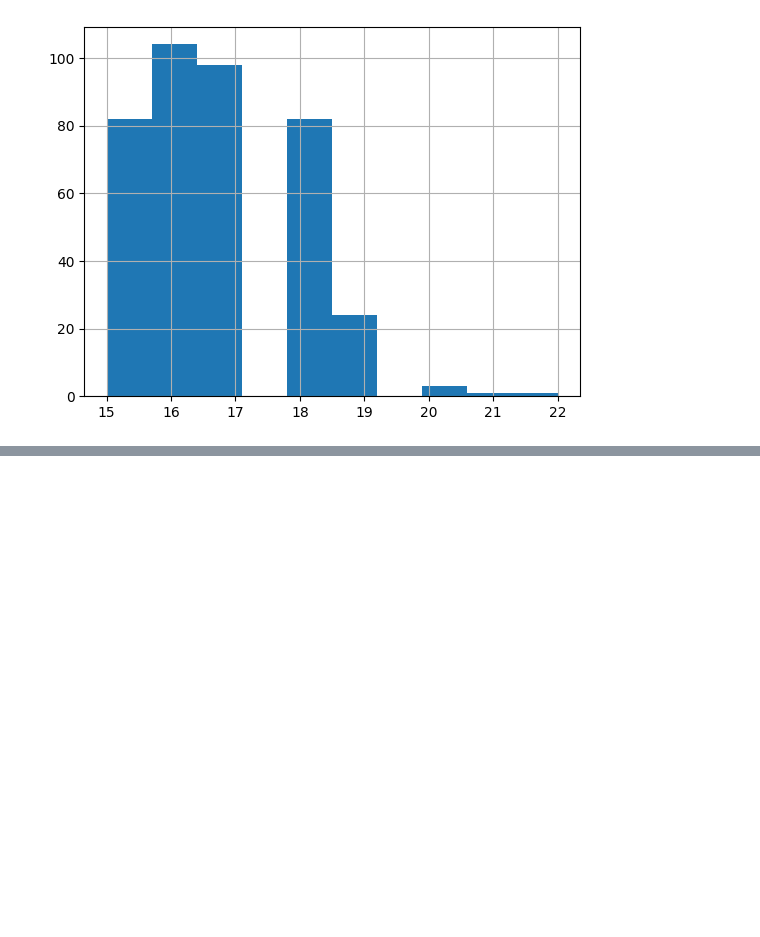
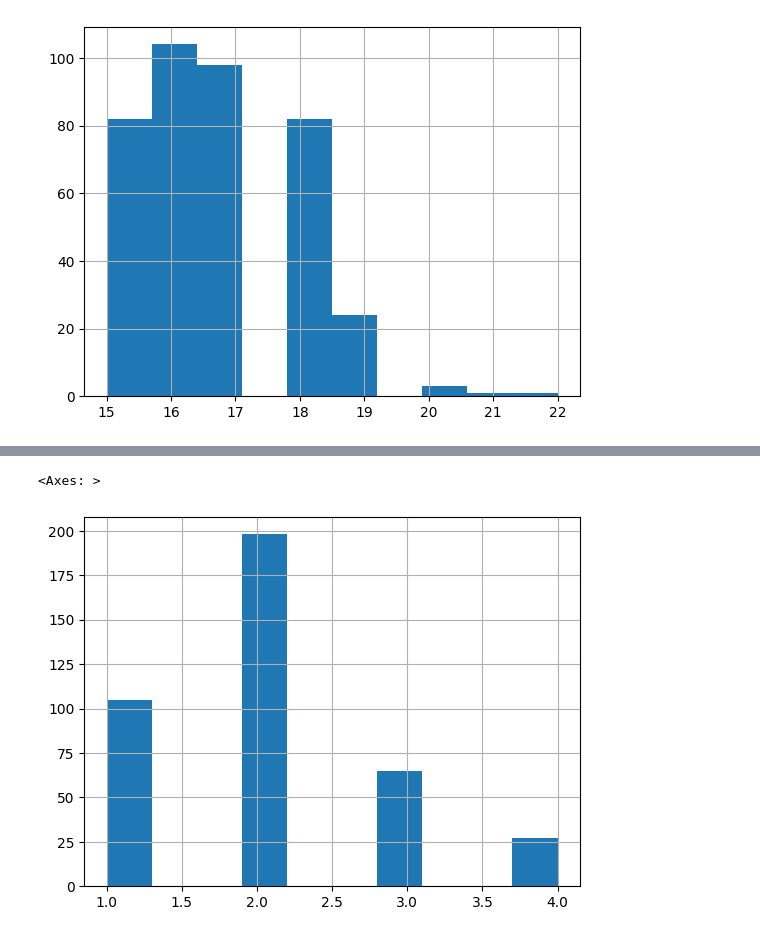
Before and after one commit to alejandrocanadas/Proyecto-IA-clase, a Jupyter notebook: EDA.ipynb, the cells around one changed output, grey strips where cells are left out. Saved outputs shown, nothing was run; the diff lists cells and outputs as text; code cells hidden in the pictures; blank space fills up the shorter version.

```diff
--- a/EDA.ipynb
+++ b/EDA.ipynb
@@ -29,0 +103,5 @@ Name: count, dtype: int64
+# %%
+df["weekly_studytime"].hist()
+# %% [output]
+<Axes: >
+[figure, added]
```
Also changed, not shown: parts of 31 cells of this notebook.
